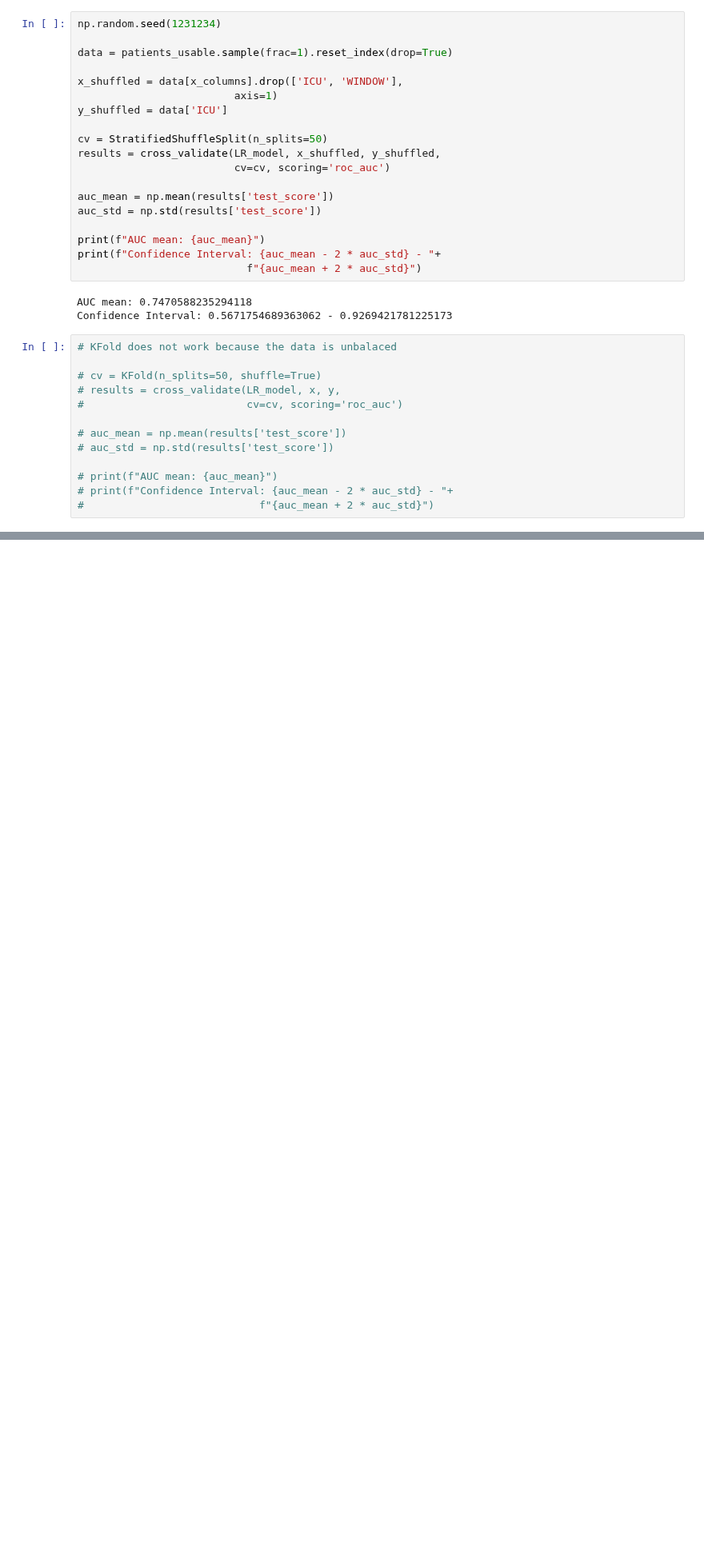
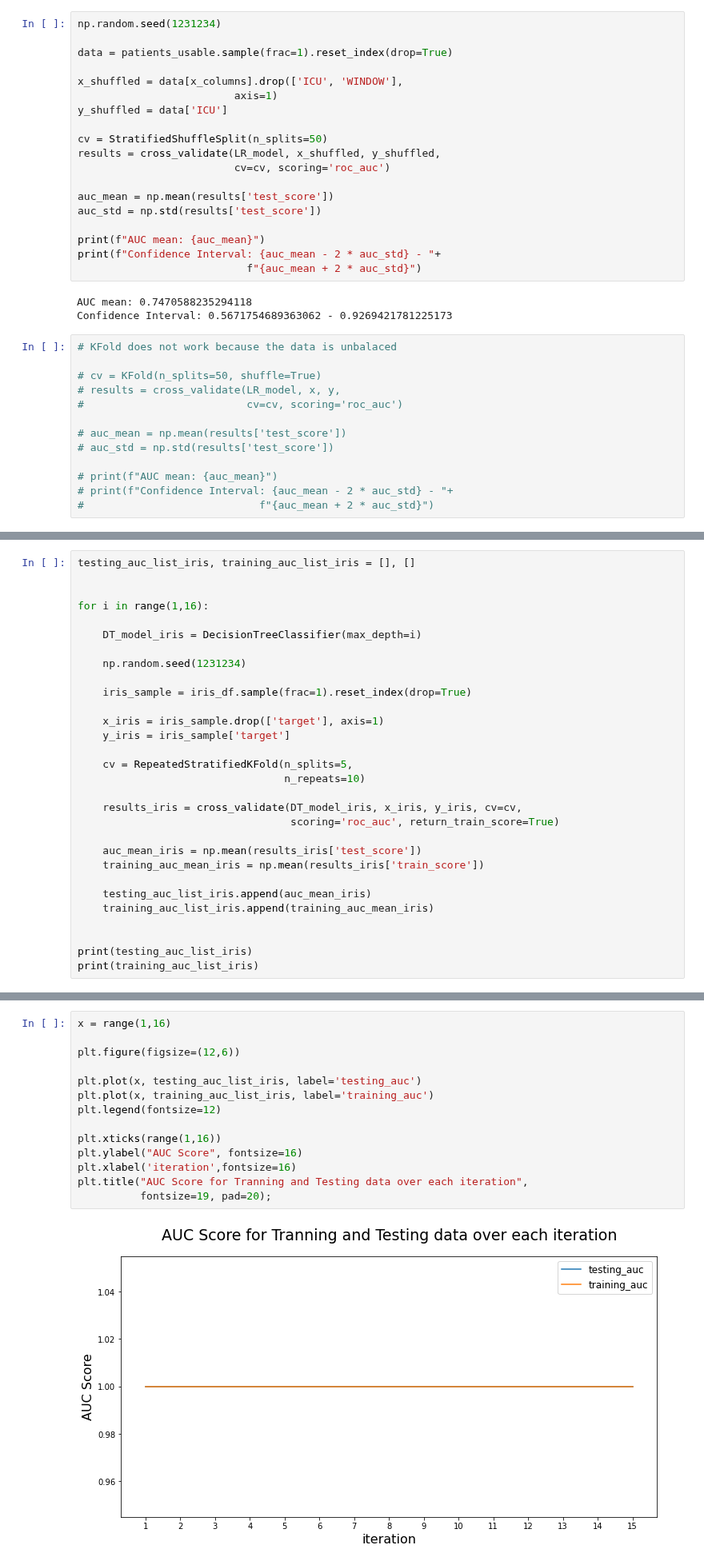
Before and after one commit to gabrielatrindade/alura-bootcamp, a Jupyter notebook: module6/lessons/kaggle_sirio_libanes_2.ipynb, the cells around one changed output, grey strips where cells are left out. Shown at 80% size. Saved outputs shown, nothing was run; the diff lists cells and outputs as text; blank space fills up the shorter version.

```diff
--- a/module6/lessons/kaggle_sirio_libanes_2.ipynb
+++ b/module6/lessons/kaggle_sirio_libanes_2.ipynb
@@ -917,0 +1151,30 @@ Confidence Interval: 0.5671754689363062 - 0.9269421781225173
+# %%
+testing_auc_list_iris, training_auc_list_iris = [], []
+
+
+for i in range(1,16):
+
+    DT_model_iris = DecisionTreeClassifier(max_depth=i)
+
+    np.random.seed(1231234)
+
+    iris_sample = iris_df.sample(frac=1).reset_index(drop=True)
+
+    x_iris = iris_sample.drop(['target'], axis=1)
+    y_iris = iris_sample['target']
+
+    cv = RepeatedStratifiedKFold(n_splits=5,
+                                 n_repeats=10)
+
+    results_iris = cross_validate(DT_model_iris, x_iris, y_iris, cv=cv,
+                                  scoring='roc_auc', return_train_score=True)
+
+    auc_mean_iris = np.mean(results_iris['test_score'])
+    training_auc_mean_iris = np.mean(results_iris['train_score'])
+
+    testing_auc_list_iris.append(auc_mean_iris)
+    training_auc_list_iris.append(training_auc_mean_iris)
+
+
+print(testing_auc_list_iris)
+print(training_auc_list_iris)
@@ -917,0 +1187,16 @@ Confidence Interval: 0.5671754689363062 - 0.9269421781225173
+# %%
+x = range(1,16)
+
+plt.figure(figsize=(12,6))
+
+plt.plot(x, testing_auc_list_iris, label='testing_auc')
+plt.plot(x, training_auc_list_iris, label='training_auc')
+plt.legend(fontsize=12)
+
+plt.xticks(range(1,16))
+plt.ylabel("AUC Score", fontsize=16)
+plt.xlabel('iteration',fontsize=16)
+plt.title("AUC Score for Tranning and Testing data over each iteration",
+          fontsize=19, pad=20);
+# %% [output]
+[figure, added]
```
Also changed, not shown: parts of 50 cells of this notebook.
